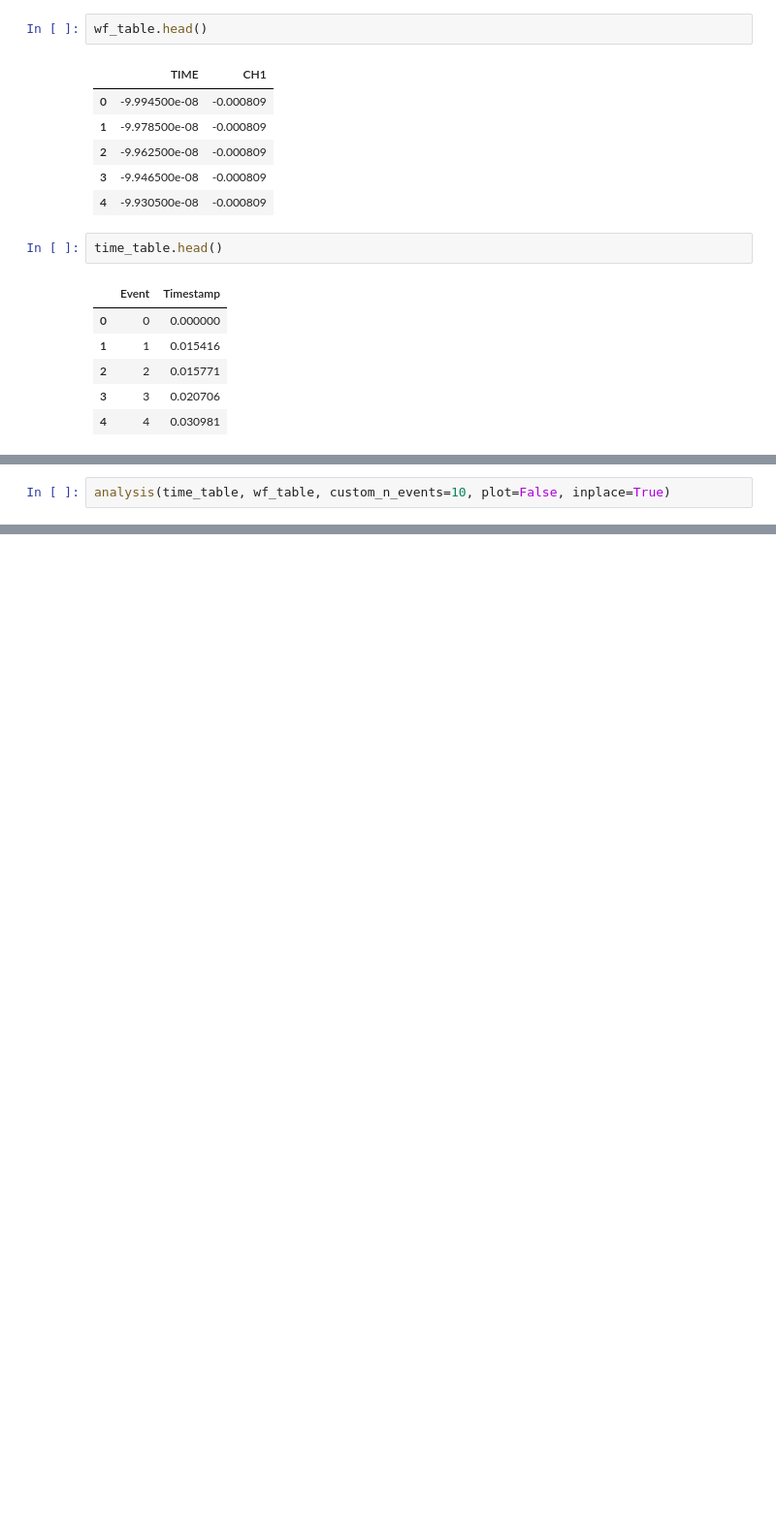
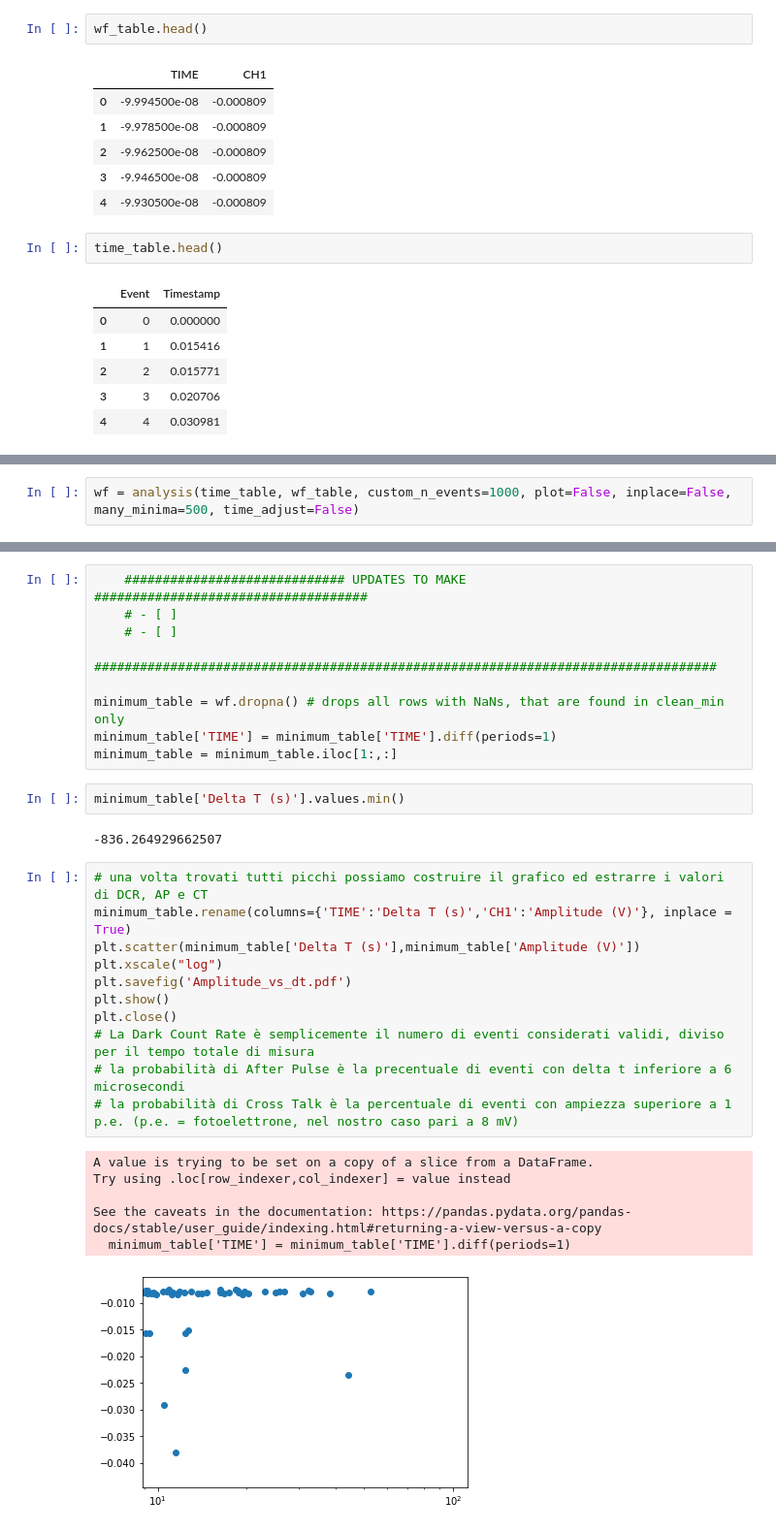
Before and after one commit to martina01natali/OOPROJECT, a Jupyter notebook: pyproj/branch_dcr/dcr_analysis.ipynb, the cells around one changed output, grey strips where cells are left out. Shown: that part at 97% size. Saved outputs shown, nothing was run; the diff lists cells and outputs as text; blank space fills up the shorter version.

Commit message:
Moved on from analysis. Have to check if the code is ok because some delta t are negative and very large. Must check number of 'good minima' since it is 1168 > 1000 events

```diff
--- a/pyproj/branch_dcr/dcr_analysis.ipynb
+++ b/pyproj/branch_dcr/dcr_analysis.ipynb
@@ -617,2 +592,0 @@ ten_wf.loc[ten_wf.clean_min.notna()==True,'code']='bad'
-# %%
-analysis(time_table, wf_table, custom_n_events=10, plot=False, inplace=True)
@@ -728,0 +609,2 @@ wf_table.iloc[:,0].size
+# %%
+wf = analysis(time_table, wf_table, custom_n_events=1000, plot=False, inplace=False, many_minima=500, time_adjust=False)
@@ -728,0 +625,31 @@ wf_table.iloc[:,0].size
+# %%
+    ############################# UPDATES TO MAKE ####################################
+    # - [ ]
+    # - [ ]
+    ##################################################################################
+
+minimum_table = wf.dropna() # drops all rows with NaNs, that are found in clean_min only
+minimum_table['TIME'] = minimum_table['TIME'].diff(periods=1)
+minimum_table = minimum_table.iloc[1:,:]
+# %%
+minimum_table['Delta T (s)'].values.min()
+# %% [output]
+-836.264929662507
+# %%
+# una volta trovati tutti picchi possiamo costruire il grafico ed estrarre i valori di DCR, AP e CT
+minimum_table.rename(columns={'TIME':'Delta T (s)','CH1':'Amplitude (V)'}, inplace = True)
+plt.scatter(minimum_table['Delta T (s)'],minimum_table['Amplitude (V)'])
+plt.xscale("log")
+plt.savefig('Amplitude_vs_dt.pdf')
+plt.show()
+plt.close()
+# La Dark Count Rate è semplicemente il numero di eventi considerati validi, diviso per il tempo totale di misura
+# la probabilità di After Pulse è la precentuale di eventi con delta t inferiore a 6 microsecondi
+# la probabilità di Cross Talk è la percentuale di eventi con ampiezza superiore a 1 p.e. (p.e. = fotoelettrone, nel nostro caso pari a 8 mV)
+# %% [output]
+A value is trying to be set on a copy of a slice from a DataFrame.
+Try using .loc[row_indexer,col_indexer] = value instead
+
+See the caveats in the documentation: https://pandas.pydata.org/pandas-docs/stable/user_guide/indexing.html#returning-a-view-versus-a-copy
+  minimum_table['TIME'] = minimum_table['TIME'].diff(periods=1)
+[figure, added]
```
Also changed, not shown: parts of 21 cells of this notebook, 1 other file.
